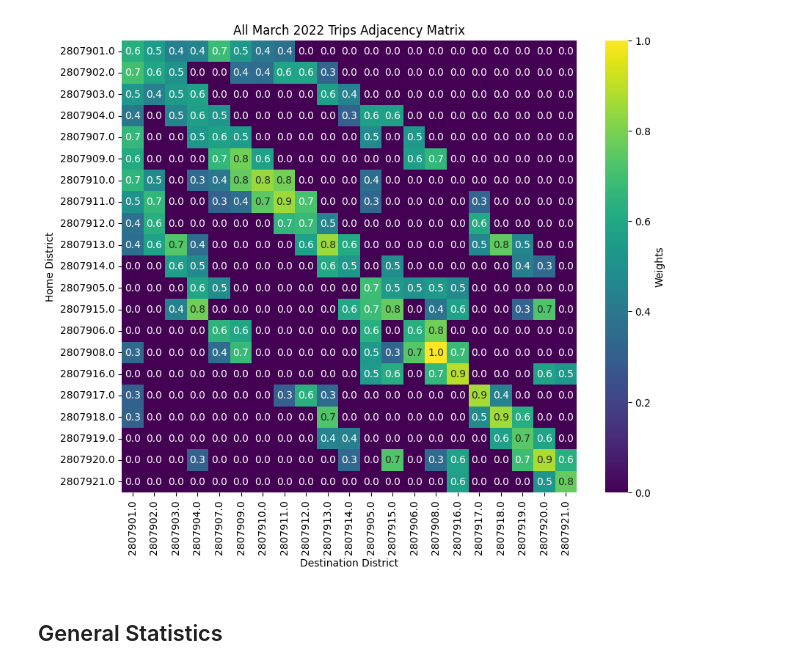
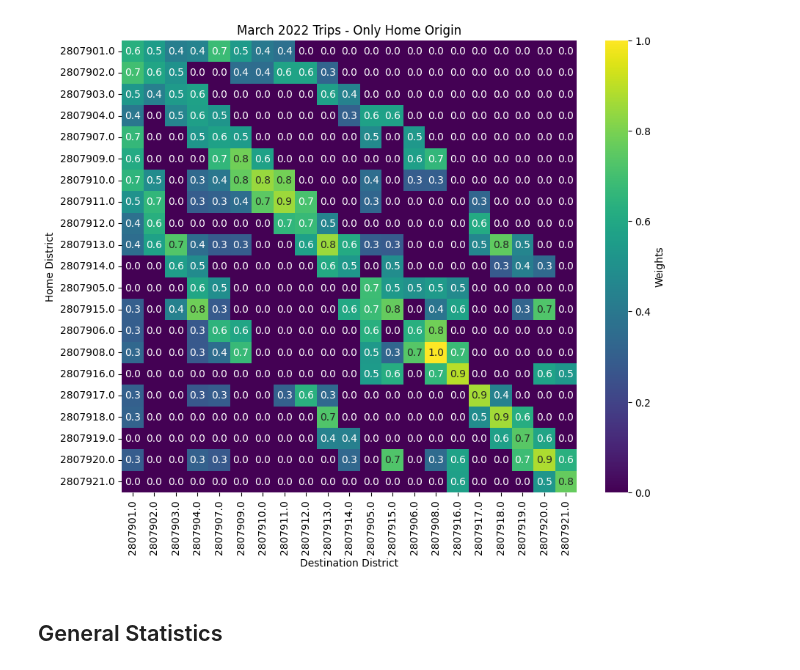
Before and after one commit to carobs9/thesis_project, a Jupyter notebook: clustering/get_graph_plotly.ipynb, the cells around one changed output. Drawn from its saved outputs; the diff is of its cells as text; code cells hidden in the pictures.

```diff
--- a/clustering/get_graph_plotly.ipynb
+++ b/clustering/get_graph_plotly.ipynb
@@ -29 +49,4 @@ var_of_interest = 'Median income per consumption unit'
+# %%
+var_of_interest = 'Average net income per household'
+var_of_interest_2 = 'Gini Index'
 # %%
@@ -36,9 +58,9 @@ renta
 Name: count, dtype: int64
 # %%
-G, trip_counts = define_graph(filtered_df, remove_weak_edges=True, threshold=0.3)
-G = update_node_sizes(G, income, var_of_interest)
+G, trip_counts = define_graph(filtered_df, remove_weak_edges=True, threshold=0.27)
+G = update_node_sizes(G, income, var_of_interest_2)
 positions = get_positions(gdf)
 edge_widths = set_art(G, 0.1)
-plotly_graph(G, positions, edge_widths, var_of_interest)
+plotly_graph(G, positions, edge_widths, var_of_interest_2, node_size_scale=0.7)
 # %%
 adj_matrix = nx.adjacency_matrix(G, weight='weight').toarray()
@@ -69,17 +91,17 @@ adj_matrix
 # %%
 plt.figure(figsize=(10, 8))
 sns.heatmap(
     adj_matrix,
     annot=True,
     cmap='viridis',
     cbar_kws={'label': 'Weights'},
     fmt=".1f"
 )
-plt.title('All March 2022 Trips Adjacency Matrix')
+plt.title('March 2022 Trips - Only Home Origin')
 plt.xlabel('Destination District')
 plt.ylabel('Home District');
 # %% [output]
-[figure, old version]
+[figure, new version]
 # %% [markdown]
 ## General Statistics
 # %%
```
Also changed, not shown: parts of 8 cells of this notebook, 23 other files.
